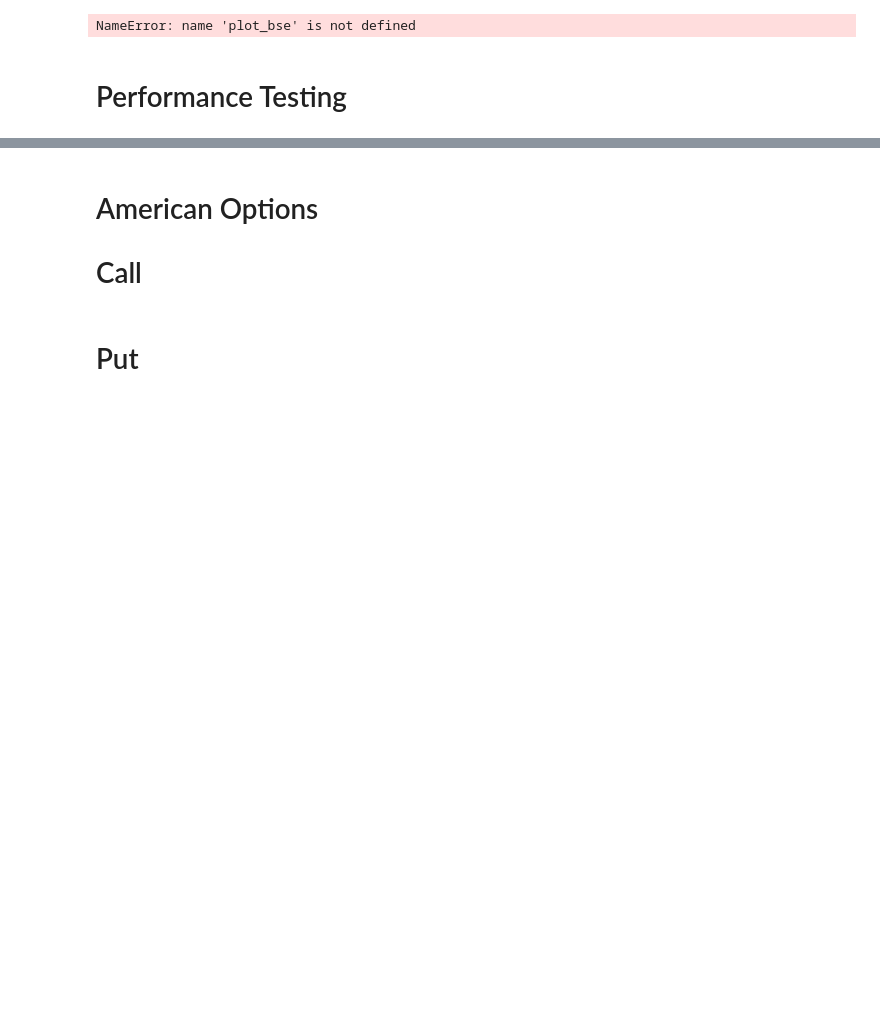
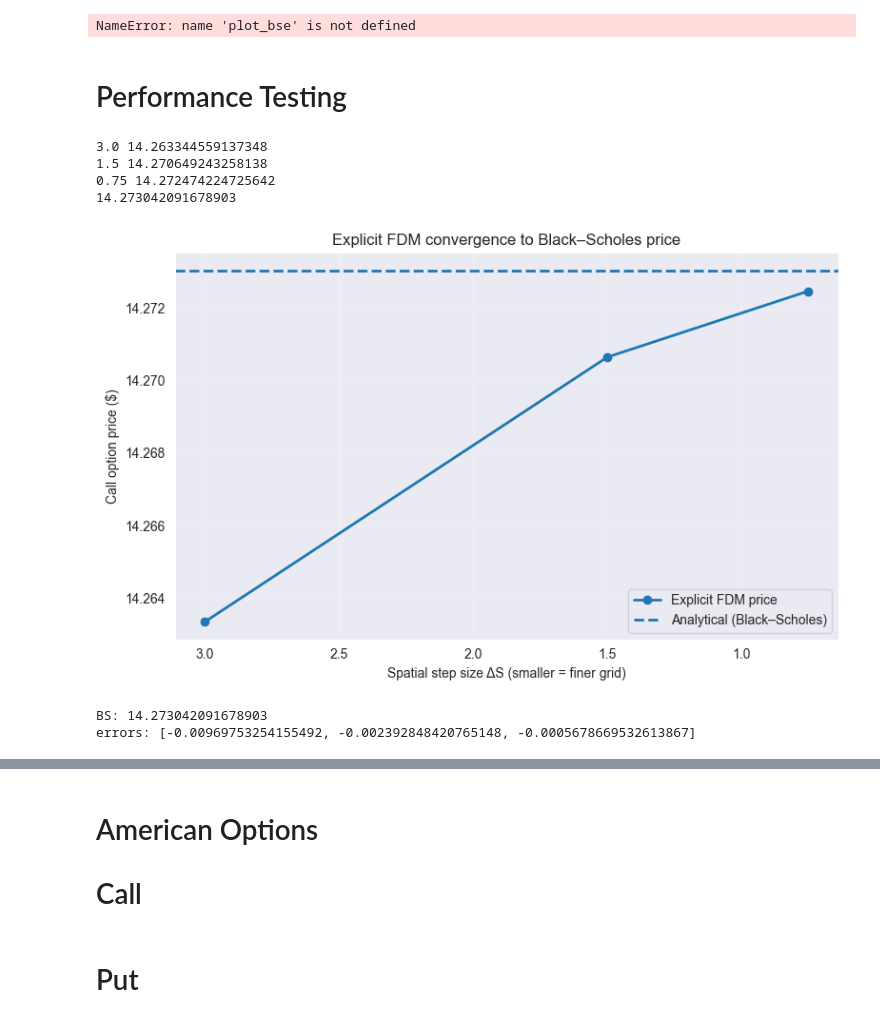
Before and after one commit to syalc1234/finalYearProject, a Jupyter notebook: BSE_Explicit_CN.ipynb, the cells around one changed output, grey strips where cells are left out. Drawn from its saved outputs; the diff is of its cells as text; code cells hidden in the pictures; blank space fills up the shorter version.

```diff
--- a/BSE_Explicit_CN.ipynb
+++ b/BSE_Explicit_CN.ipynb
@@ -363,13 +375,13 @@ NameError: name 'plot_bse' is not defined
 # %%
 time_taken = np.zeros(7)
 
-S0 = 274.80
-K  = 275.00
-T  = 0.0548
-sigma = 0.1730
+S0 = 200
+K  = 210
+T  = 0.5
+sigma = 0.30
 r = 0.0375
 
-N = 25000
+N = 50000
 dS_list = [ 3, 1.5, 0.75, 0.375]
 
 times = []
@@ -386,44 +398,54 @@ plt.grid(True)
 plt.show()
 # %%
 
-S0 = 274.80
-K  = 275.00
-T  = 0.0548
-sigma = 0.1730
+from Bse_Explicit.bse_analytical import bse_analytical
+
+S0 = 200
+K  = 210
+T  = 0.5
+sigma = 0.30
 r = 0.0375
 
-N = 25000
-dS_list = np.array([3, 1.5, 0.75, 0.375], dtype=float)
+N = 50000
+dS_list = np.array([3, 1.5, 0.75], dtype=float)
 
 prices = []
 for dS in dS_list:
     Grid, t, S, tt = bse_exp_call(sigma, r, T, K, N, dS, S0)
     spl = sp.interpolate.CubicSpline(S, Grid[0, :])
     price = float(spl(S0))
     prices.append(price)
     print(dS, price)
 
 prices = np.array(prices)
 bs = float(bse_analytical(sigma, r, T, K, S0))
 
 errors = prices - bs
 abs_errors = np.abs(errors)
 
 plt.figure(figsize=(8, 5))
 
 plt.plot(dS_list, prices, marker="o", linewidth=2, label="Explicit FDM price")
 
 plt.axhline(bs, linestyle="--", linewidth=2, label="Analytical (Black–Scholes)")
 
 plt.gca().invert_xaxis()
 
 plt.xlabel("Spatial step size ΔS (smaller = finer grid)")
 plt.ylabel("Call option price ($)")
 plt.title("Explicit FDM convergence to Black–Scholes price")
 plt.grid(True, alpha=0.3)
 plt.legend()
 plt.tight_layout()
 plt.show()
 
 print("BS:", bs)
 print("errors:", errors.tolist())
+# %% [output]
+3.0 14.263344559137348
+1.5 14.270649243258138
+0.75 14.272474224725642
+14.273042091678903
+[figure, added]
+BS: 14.273042091678903
+errors: [-0.00969753254155492, -0.002392848420765148, -0.0005678669532613867]
```
Also changed, not shown: parts of 2 cells of this notebook, 11 other files.
